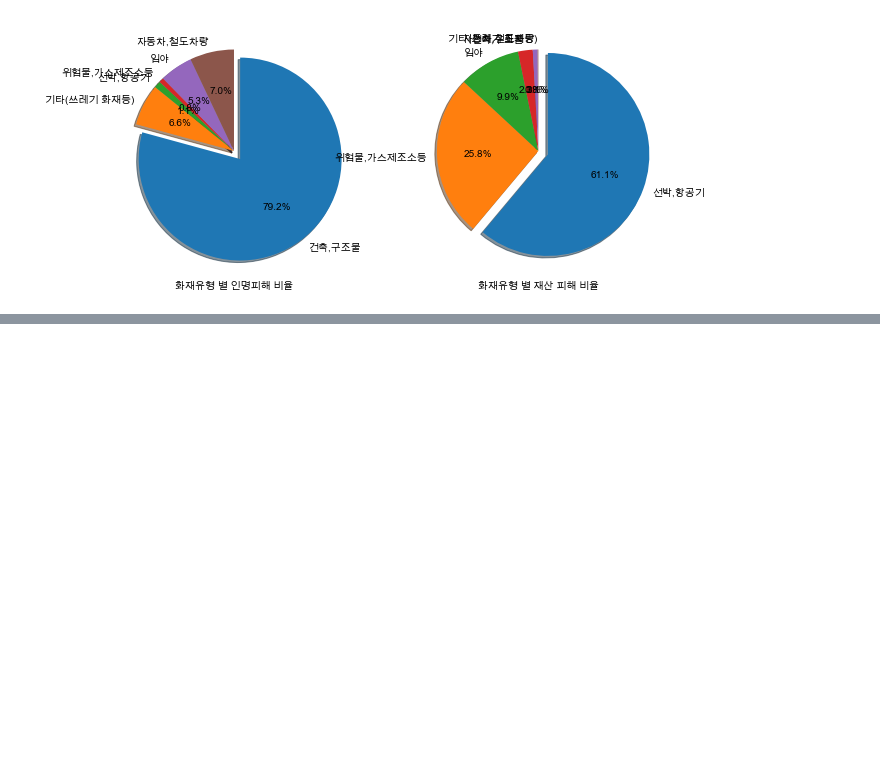
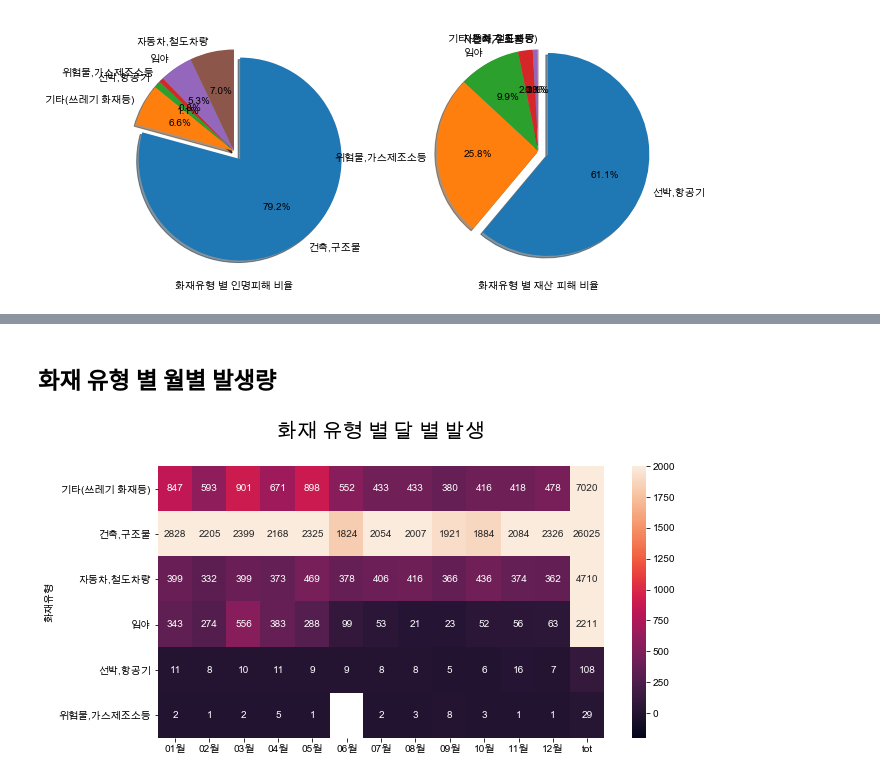
Before and after one commit to charmingjae/pandas, a Jupyter notebook: work/project.ipynb, the cells around one changed output, grey strips where cells are left out. Cells and saved outputs as stored; diff of their text form; code cells hidden in the pictures; blank space fills up the shorter version.

```diff
--- a/work/project.ipynb
+++ b/work/project.ipynb
@@ -148,0 +208,4 @@ Text(0, 0.5, '')
+# %%
+# 중복된 데이터 제거하기
+delDup = data.drop_duplicates('화재유형',keep='first') # 화재 유형 중복 제거
+delMonth= data.drop_duplicates('month', keep='first') # 월 중복 제거
@@ -148,0 +228,9 @@ Text(0, 0.5, '')
+# %%
+df = pd.DataFrame(index=delDup['화재유형'])
+# %%
+for i in delMonth['month']:
+    month = data.month == i
+    df_firePerMonth = data.loc[month,:]
+    dfTemp=df_firePerMonth['화재유형'].groupby(df_firePerMonth['화재유형']).count().to_frame()
+    dfTemp = dfTemp.rename(columns={'화재유형':i})
+    df = df.join(dfTemp)
@@ -148,0 +248,4 @@ Text(0, 0.5, '')
+# %%
+df['tot'] = df.sum(axis=1)
+# %% [markdown]
+## 화재 유형 별 월별 발생량
@@ -148,0 +254,9 @@ Text(0, 0.5, '')
+# %%
+sns.heatmap(df, annot=True,vmin=-200,vmax=2000, fmt='.0f')
+
+plt.title('화재 유형 별 달 별 발생\n', fontsize=20)
+
+plt.rcParams["figure.figsize"] = (10,5)
+plt.show()
+# %% [output]
+[figure, added]
```
Also changed, not shown: parts of 34 cells of this notebook, 4 other files.
